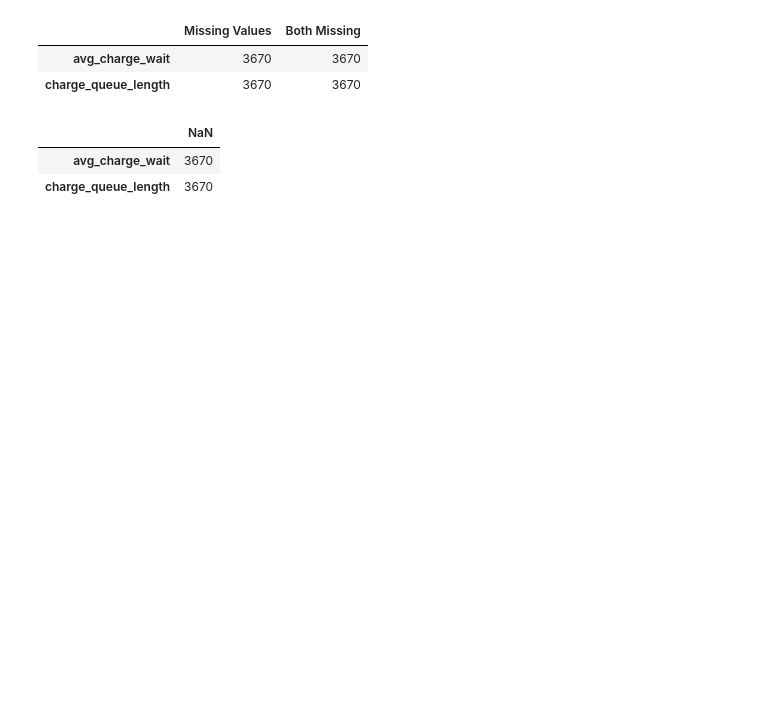
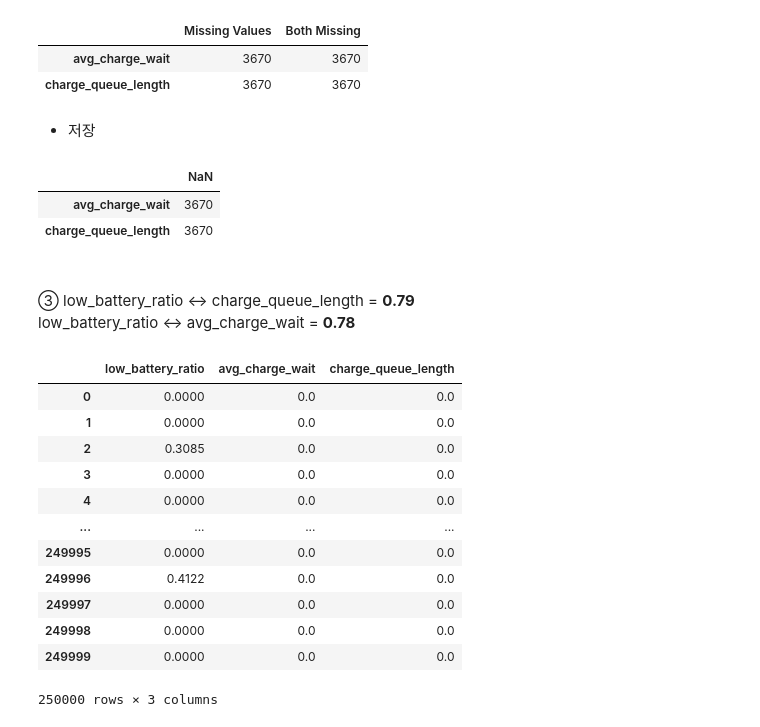
Before and after one commit to dodamhaae/Dacon, a Jupyter notebook: Smart-Warehouse-Delay/Battery_train.ipynb, the cells around one changed output. Drawn from its saved outputs; the diff is of its cells as text; code cells hidden in the pictures; blank space fills up the shorter version.

```diff
--- a/Smart-Warehouse-Delay/Battery_train.ipynb
+++ b/Smart-Warehouse-Delay/Battery_train.ipynb
@@ -312,6 +313,8 @@ nan_df
 |  | Missing Values | Both Missing |
 | avg_charge_wait | 3670 | 3670 |
 | charge_queue_length | 3670 | 3670 |
+# %% [markdown]
+* 저장
 # %%
 df["avg_charge_wait"] = battery["avg_charge_wait"]
 df["charge_queue_length"] = battery["charge_queue_length"]
@@ -325,0 +329,20 @@ df.to_csv("battery_V3.csv", index=False)
+# %% [markdown]
+###
+③ low_battery_ratio ↔ charge_queue_length = **0.79**
+low_battery_ratio ↔ avg_charge_wait = **0.78**
+# %%
+battery[["low_battery_ratio", "avg_charge_wait"ㅡ"charge_queue_length"]]
+# %% [output]
+|  | low_battery_ratio | avg_charge_wait | charge_queue_length |
+| 0 | 0.0000 | 0.0 | 0.0 |
+| 1 | 0.0000 | 0.0 | 0.0 |
+| 2 | 0.3085 | 0.0 | 0.0 |
+| 3 | 0.0000 | 0.0 | 0.0 |
+| 4 | 0.0000 | 0.0 | 0.0 |
+| ... | ... | ... | ... |
+| 249995 | 0.0000 | 0.0 | 0.0 |
+| 249996 | 0.4122 | 0.0 | 0.0 |
+| 249997 | 0.0000 | 0.0 | 0.0 |
+| 249998 | 0.0000 | 0.0 | 0.0 |
+| 249999 | 0.0000 | 0.0 | 0.0 |
+250000 rows × 3 columns
```
Also changed, not shown: parts of 10 cells of this notebook, 2 other files.
